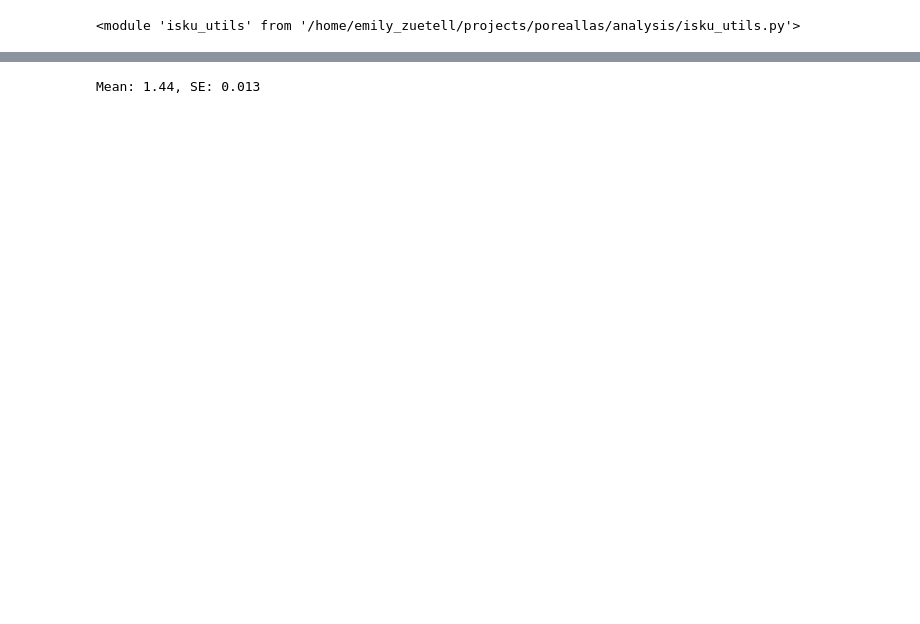
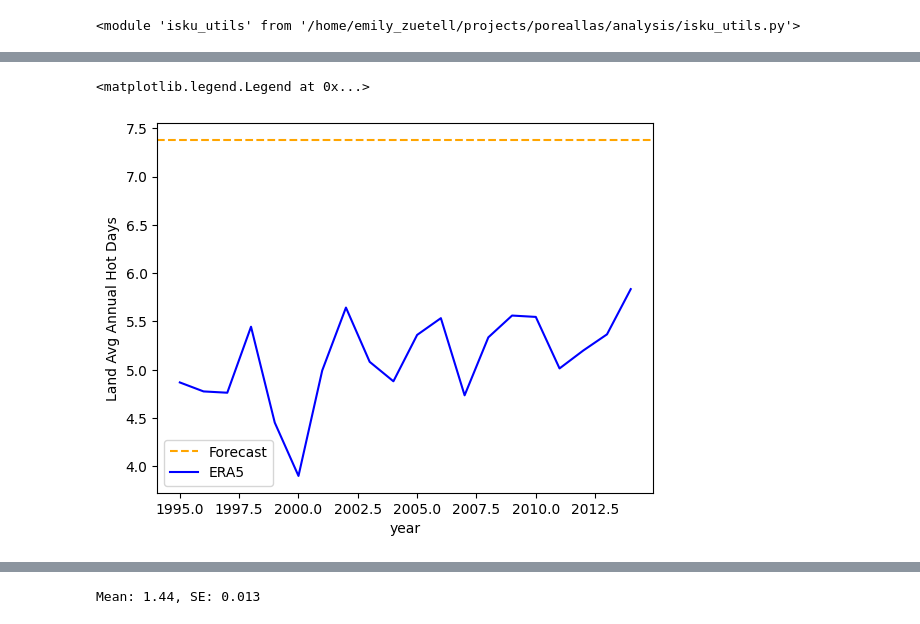
Before and after one commit to ezuetell/poreallas, a Jupyter notebook: analysis/u08_extreme_days_pctchange.ipynb, the cells around one changed output, grey strips where cells are left out. Drawn from its saved outputs; the diff is of its cells as text; code cells hidden in the pictures; blank space fills up the shorter version.

```diff
--- a/analysis/u08_extreme_days_pctchange.ipynb
+++ b/analysis/u08_extreme_days_pctchange.ipynb
@@ -69,3 +118,11 @@ forecast_hot_days_per_year = ((forecast_analysis['tas']-273.15) > 32).groupby("t
 # %%
 fc_land = compute_area_weighted_mean(analysis_utils.land_only(forecast_hot_days_per_year))
 era5_land = compute_area_weighted_mean(analysis_utils.land_only(era5_hot_days_per_year))
+# %%
+plt.axhline(fc_land.sum(dim='year').mean(dim='number').values, color='orange', linestyle='--', label='Forecast')
+era5_land.plot(label='ERA5', color='blue')
+plt.ylabel('Land Avg Annual Hot Days')
+plt.legend()
+# %% [output]
+<matplotlib.legend.Legend at 0x...>
+[figure, added]
```
Also changed, not shown: parts of 6 cells of this notebook.
